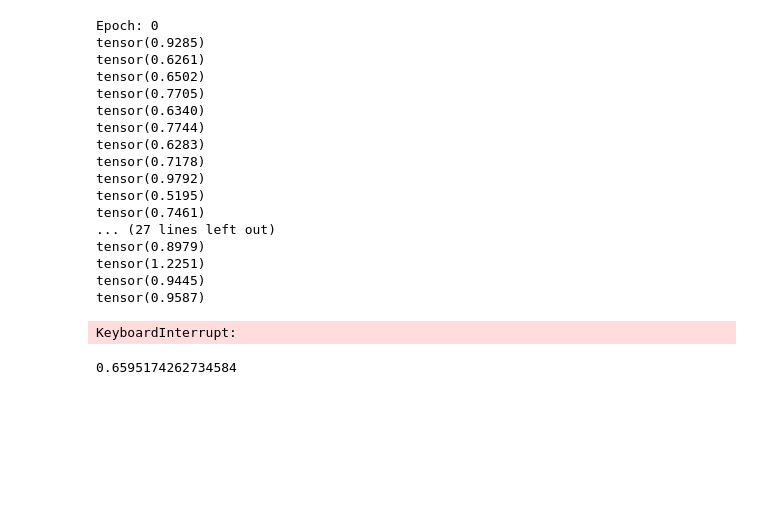
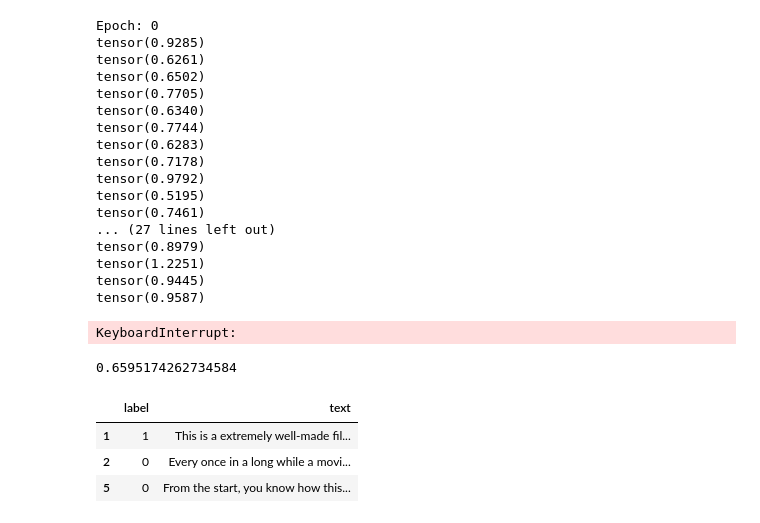
Before and after one commit to richardsun-voyager/RL-SentimentAnalysis, a Jupyter notebook: Untitled.ipynb, the cells around one changed output. Cells and saved outputs as stored; diff of their text form; code cells hidden in the pictures; blank space fills up the shorter version.

```diff
--- a/Untitled.ipynb
+++ b/Untitled.ipynb
@@ -610,0 +617,10 @@ count*1.0/dg_test.data_len
+# %%
+train_data = pd.read_csv('data/IMDB/train.csv', header=None, names=['label', 'text'])
+test_data = pd.read_csv('data/IMDB/test.csv', header=None, names=['label', 'text'])
+# %%
+train_data.iloc[[1,2,5], :]
+# %% [output]
+|  | label | text |
+| 1 | 1 | This is a extremely well-made fil... |
+| 2 | 0 | Every once in a long while a movi... |
+| 5 | 0 | From the start, you know how this... |
```
Also changed, not shown: parts of 19 cells of this notebook, 25 other files.
